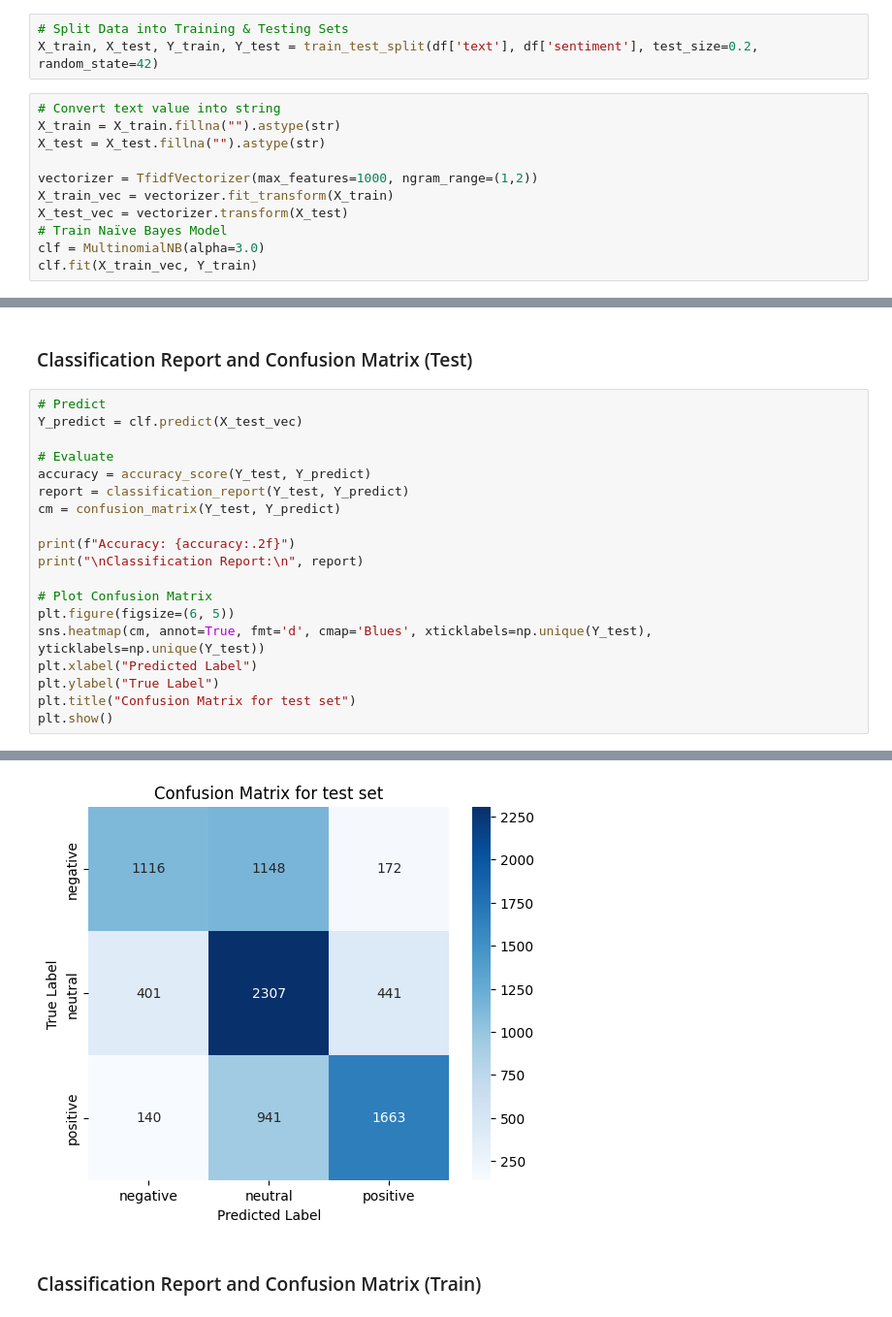
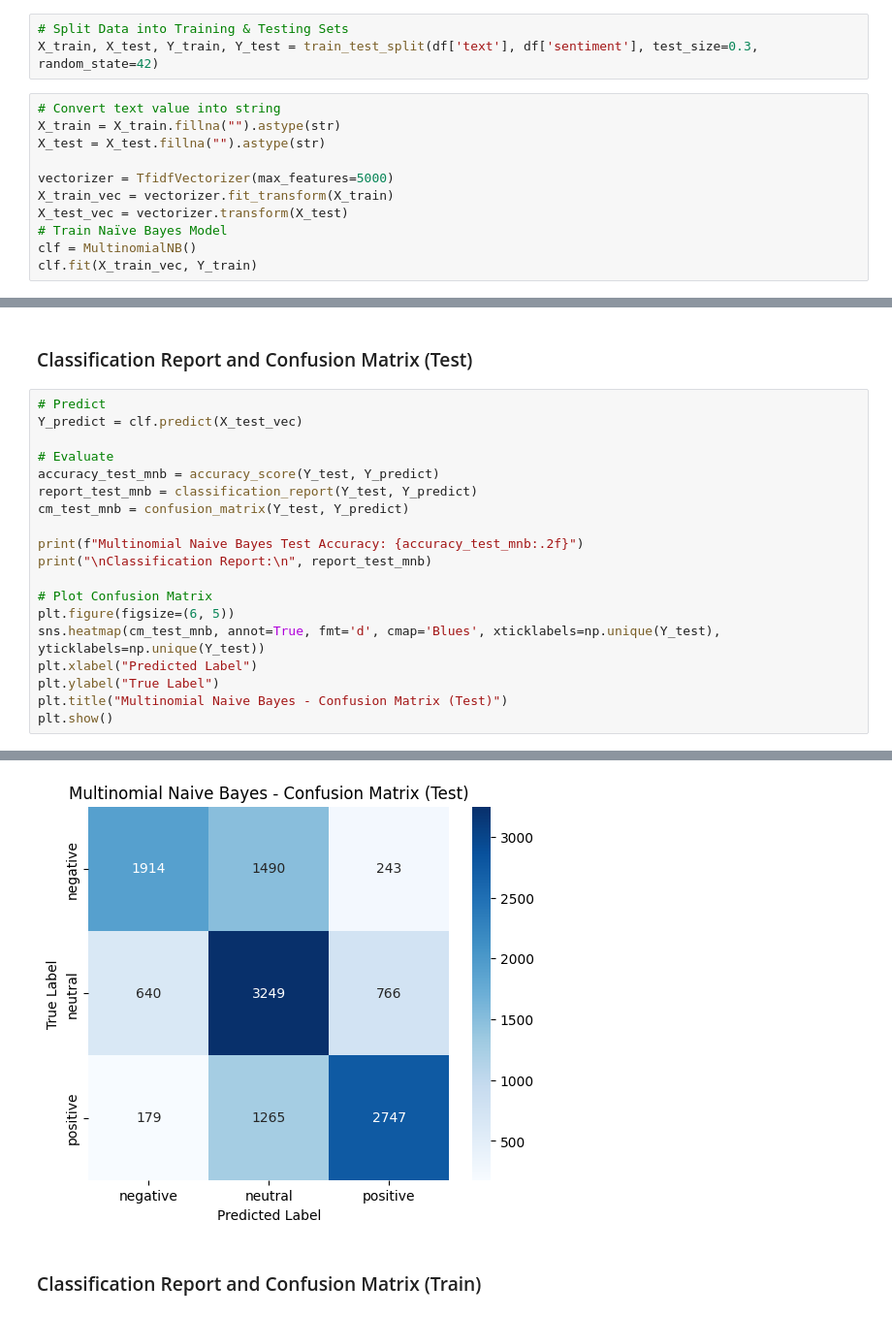
Before and after one commit to Axelxqy/Sentiment_Analysis, a Jupyter notebook: Sentiment_Analysis.ipynb, the cells around one changed output, grey strips where cells are left out. Shown at 97% size. Drawn from its saved outputs; the diff is of its cells as text.

```diff
--- a/Sentiment_Analysis.ipynb
+++ b/Sentiment_Analysis.ipynb
@@ -352,16 +352,16 @@ def remove_metadata(lines):
     return new_lines
 # %%
 # Split Data into Training & Testing Sets
-X_train, X_test, Y_train, Y_test = train_test_split(df['text'], df['sentiment'], test_size=0.2, random_state=42)
+X_train, X_test, Y_train, Y_test = train_test_split(df['text'], df['sentiment'], test_size=0.3, random_state=42)
 # %%
 # Convert text value into string
 X_train = X_train.fillna("").astype(str)
 X_test = X_test.fillna("").astype(str)
 
-vectorizer = TfidfVectorizer(max_features=1000, ngram_range=(1,2))
+vectorizer = TfidfVectorizer(max_features=5000)
 X_train_vec = vectorizer.fit_transform(X_train)
 X_test_vec = vectorizer.transform(X_test)
 # Train Naïve Bayes Model
-clf = MultinomialNB(alpha=3.0)
+clf = MultinomialNB()
 clf.fit(X_train_vec, Y_train)
 # %% [output]
@@ -373,18 +373,18 @@ MultinomialNB(alpha=3.0)
 Y_predict = clf.predict(X_test_vec)
 
 # Evaluate
-accuracy = accuracy_score(Y_test, Y_predict)
-report = classification_report(Y_test, Y_predict)
-cm = confusion_matrix(Y_test, Y_predict)
+accuracy_test_mnb = accuracy_score(Y_test, Y_predict)
+report_test_mnb = classification_report(Y_test, Y_predict)
+cm_test_mnb = confusion_matrix(Y_test, Y_predict)
 
-print(f"Accuracy: {accuracy:.2f}")
-print("\nClassification Report:\n", report)
+print(f"Multinomial Naive Bayes Test Accuracy: {accuracy_test_mnb:.2f}")
+print("\nClassification Report:\n", report_test_mnb)
 
 # Plot Confusion Matrix
 plt.figure(figsize=(6, 5))
-sns.heatmap(cm, annot=True, fmt='d', cmap='Blues', xticklabels=np.unique(Y_test), yticklabels=np.unique(Y_test))
+sns.heatmap(cm_test_mnb, annot=True, fmt='d', cmap='Blues', xticklabels=np.unique(Y_test), yticklabels=np.unique(Y_test))
 plt.xlabel("Predicted Label")
 plt.ylabel("True Label")
-plt.title("Confusion Matrix for test set")
+plt.title("Multinomial Naive Bayes - Confusion Matrix (Test)")
 plt.show()
 # %% [output]
@@ -403,4 +403,4 @@ weighted avg       0.64      0.61      0.61      8329
-[figure, old version]
+[figure, new version]
 # %% [markdown]
 ### Classification Report and Confusion Matrix (Train)
 # %%
```
Also changed, not shown: parts of 11 cells of this notebook.
